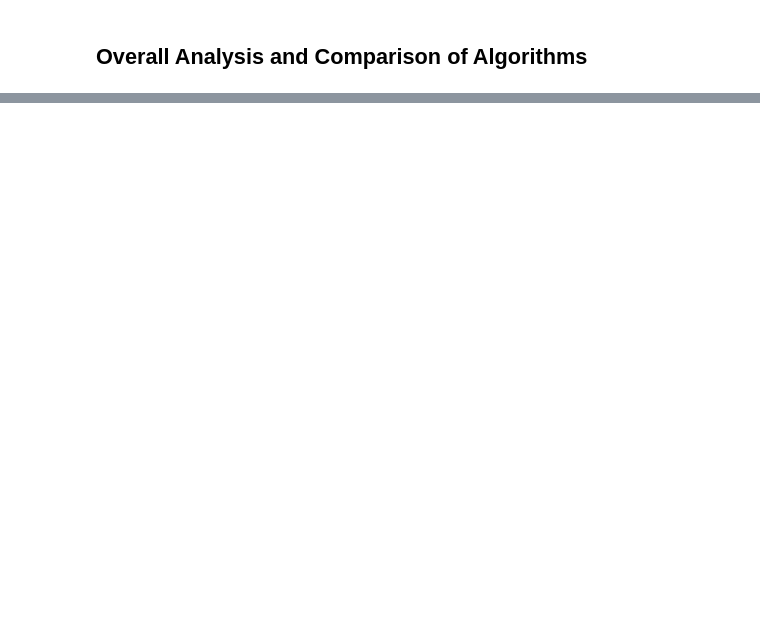
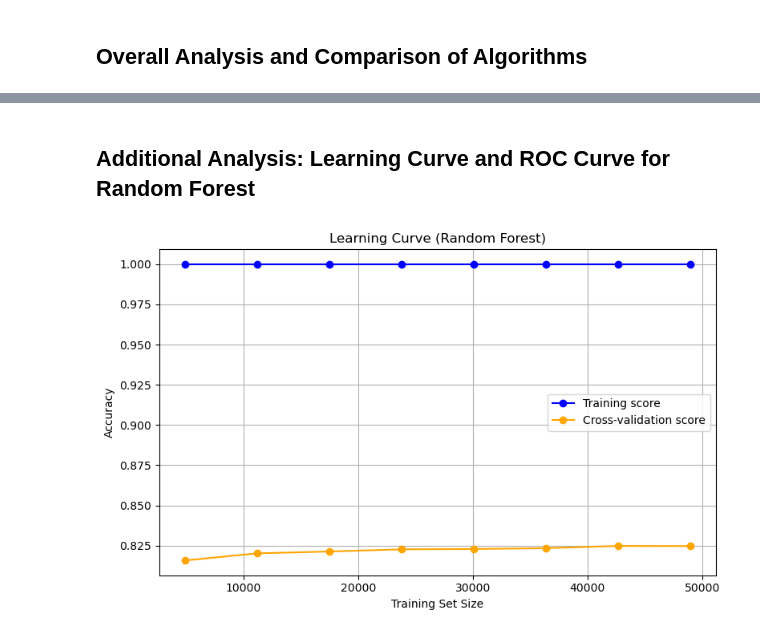
Before and after one commit to diogovenade/ia-academic-success, a Jupyter notebook: academic_success.ipynb, the cells around one changed output, grey strips where cells are left out. Cells and saved outputs as stored; diff of their text form; code cells hidden in the pictures; blank space fills up the shorter version.

```diff
--- a/academic_success.ipynb
+++ b/academic_success.ipynb
@@ -573,0 +645,34 @@ plt.show()
+# %% [markdown]
+## Additional Analysis: Learning Curve and ROC Curve for Random Forest
+# %%
+from sklearn.model_selection import learning_curve
+from sklearn.preprocessing import label_binarize
+from sklearn.metrics import roc_curve, auc
+from sklearn.multiclass import OneVsRestClassifier
+
+# Learning Curve for Random Forest
+train_sizes, train_scores, val_scores = learning_curve(
+    RandomForestClassifier(n_estimators=best_n, random_state=42),
+    X_train, y_train,
+    cv=5,
+    scoring='accuracy',
+    n_jobs=-1,
+    train_sizes=np.linspace(0.1, 1.0, 8),
+    shuffle=True,
+    random_state=42
+)
+train_scores_mean = np.mean(train_scores, axis=1)
+val_scores_mean = np.mean(val_scores, axis=1)
+
+plt.figure(figsize=(8, 5))
+plt.plot(train_sizes, train_scores_mean, 'o-', color='blue', label='Training score')
+plt.plot(train_sizes, val_scores_mean, 'o-', color='orange', label='Cross-validation score')
+plt.title('Learning Curve (Random Forest)')
+plt.xlabel('Training Set Size')
+plt.ylabel('Accuracy')
+plt.legend(loc='best')
+plt.grid(True)
+plt.tight_layout()
+plt.show()
+# %% [output]
+[figure, added]
```
Also changed, not shown: parts of 16 cells of this notebook.
